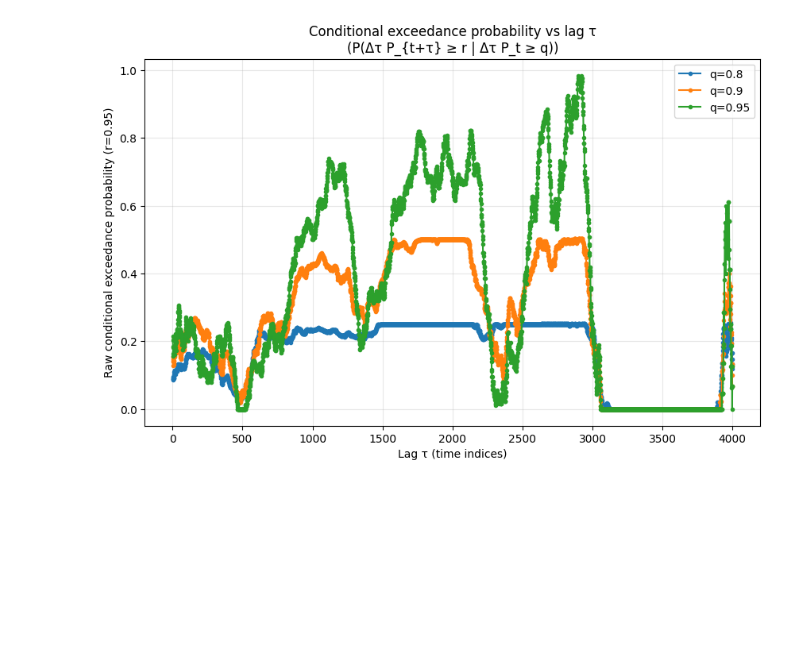
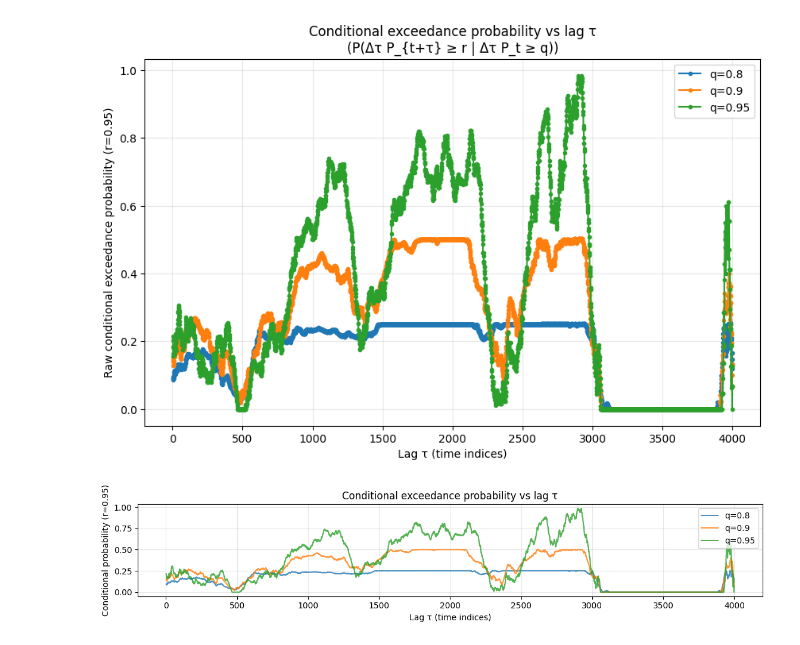
Before and after one commit to quantarram/quant-regime-research, a Jupyter notebook: notebooks/01_exploration.ipynb, the cells around one changed output. Drawn from its saved outputs; the diff is of its cells as text; code cells hidden in the pictures; blank space fills up the shorter version.

```diff
--- a/notebooks/01_exploration.ipynb
+++ b/notebooks/01_exploration.ipynb
@@ -269,3 +269,47 @@ plt.legend()
 plt.show()
 # %% [output]
 [figure]
+# %%
+import matplotlib.pyplot as plt
+import numpy as np
+
+taus = np.arange(1, 4000, 1)
+q_percentiles = [0.8, 0.9, 0.95]
+r_fixed = 0.95  # fixed future exceedance percentile
+
+# Desired pixel size
+width_px, height_px = 1100, 220
+
+# Set DPI
+dpi = 100  # standard for matplotlib
+
+# Compute figsize in inches
+figsize = (width_px / dpi, height_px / dpi)  # width_inch, height_inch
+
+plt.figure(figsize=figsize, dpi=dpi)
+
+for q in q_percentiles:
+    probs = []
+    for tau in taus:
+        _, prob = conditional_exceedance_percentile_fixed(
+            P, tau, q_percentile=q, direction='+', r_percentiles=[r_fixed]
+        )
+        probs.append(prob[0])  # single value since r_percentiles has one element
+    plt.plot(taus, probs, linestyle='-', label=f'q={q}', alpha=0.8)
+
+# Reduce clutter for a banner
+plt.xlabel('Lag τ (time indices)', fontsize=10)
+plt.ylabel(f'Conditional probability (r={r_fixed})', fontsize=10)
+plt.title('Conditional exceedance probability vs lag τ', fontsize=12)
+plt.grid(alpha=0.3)
+plt.legend(fontsize=10, loc='upper right')
+
+# Tight layout for horizontal banner
+plt.tight_layout(pad=0)
+
+# Save as PNG with exact dimensions
+#plt.savefig('conditional_exceedance_banner.png', dpi=dpi, bbox_inches='tight', pad_inches=0)
+
+plt.show()
+# %% [output]
+[figure, added]
```
